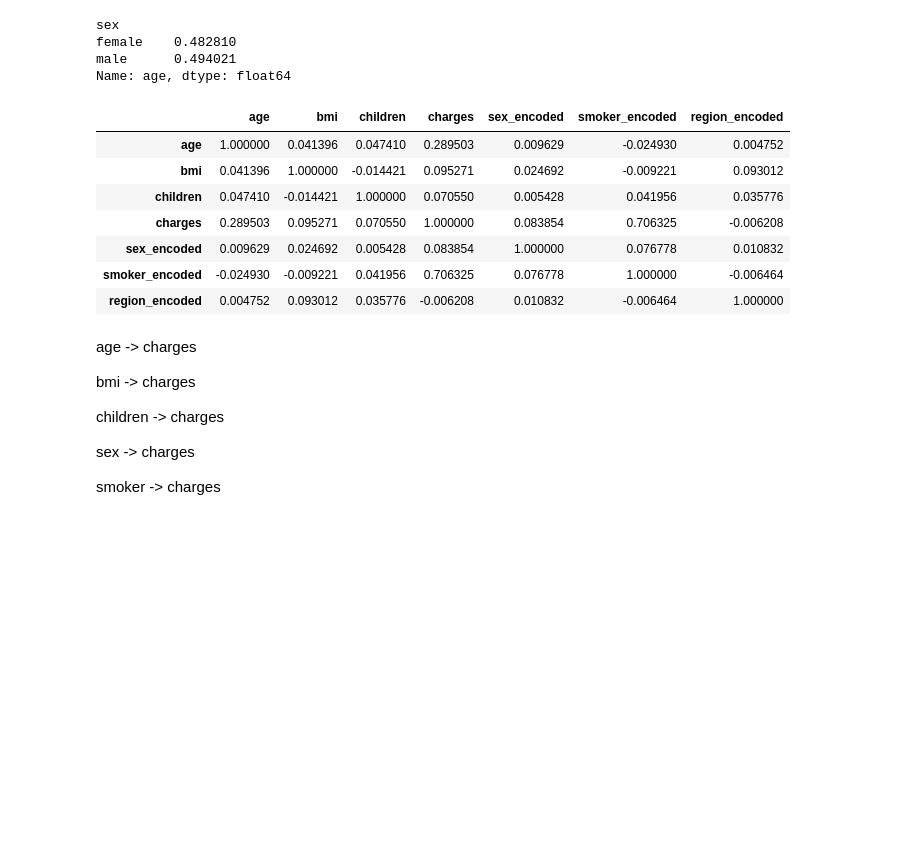
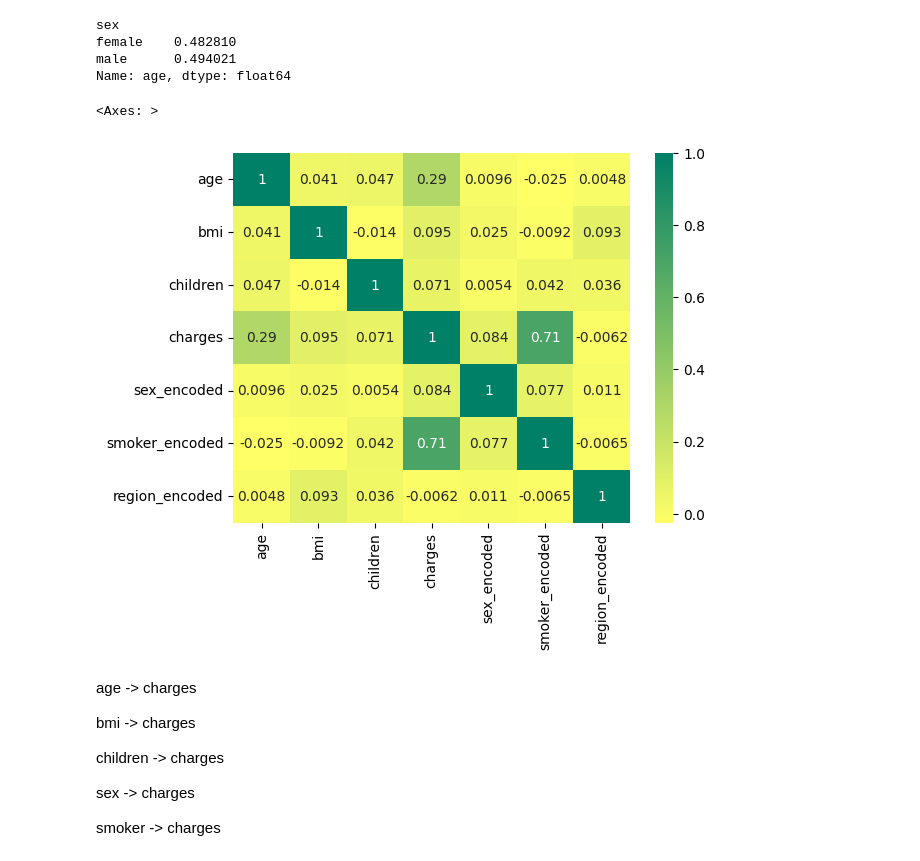
Before and after one commit to amohd63/ENCS5141-INTELLIGENT-SYSTEMS-LAB, a Jupyter notebook: Manual_ENCS5141_Exp2_Handling_Missing_Data.ipynb, the cells around one changed output. Drawn from its saved outputs; the diff is of its cells as text; code cells hidden in the pictures; blank space fills up the shorter version.

```diff
--- a/Manual_ENCS5141_Exp2_Handling_Missing_Data.ipynb
+++ b/Manual_ENCS5141_Exp2_Handling_Missing_Data.ipynb
@@ -1895,31 +1890,26 @@ Name: age, dtype: float64
 # %%
 from sklearn.preprocessing import LabelEncoder
 
 # create a copy of the original DataFrame to mainting the original DataFrame
 df_cardio_corr=df.copy()
 
 # Initialize the LabelEncoder
 label_encoder = LabelEncoder()
 
 # Fit and transform the categorical feature
 df_cardio_corr['sex_encoded'] = label_encoder.fit_transform(df_cardio_corr['sex'])
 df_cardio_corr['smoker_encoded'] = label_encoder.fit_transform(df_cardio_corr['smoker'])
 df_cardio_corr['region_encoded'] = label_encoder.fit_transform(df_cardio_corr['region'])
 
 
 # Drop categorical features
 df_cardio_corr.drop(['sex','smoker', 'region'],axis=1,inplace=True)
 
-df_cardio_corr.corr()
+correlation = df_cardio_corr.corr()
+sns.heatmap(correlation, annot=True, cmap = 'summer_r')
 # %% [output]
-|  | age | bmi | children | charges | sex_encoded | smoker_encoded | region_encoded |
-| age | 1.000000 | 0.041396 | 0.047410 | 0.289503 | 0.009629 | -0.024930 | 0.004752 |
-| bmi | 0.041396 | 1.000000 | -0.014421 | 0.095271 | 0.024692 | -0.009221 | 0.093012 |
-| children | 0.047410 | -0.014421 | 1.000000 | 0.070550 | 0.005428 | 0.041956 | 0.035776 |
-| charges | 0.289503 | 0.095271 | 0.070550 | 1.000000 | 0.083854 | 0.706325 | -0.006208 |
-| sex_encoded | 0.009629 | 0.024692 | 0.005428 | 0.083854 | 1.000000 | 0.076778 | 0.010832 |
-| smoker_encoded | -0.024930 | -0.009221 | 0.041956 | 0.706325 | 0.076778 | 1.000000 | -0.006464 |
-| region_encoded | 0.004752 | 0.093012 | 0.035776 | -0.006208 | 0.010832 | -0.006464 | 1.000000 |
+<Axes: >
+[figure, added]
 # %% [markdown]
 age -> charges
 
```
Also changed, not shown: parts of 51 cells of this notebook.
